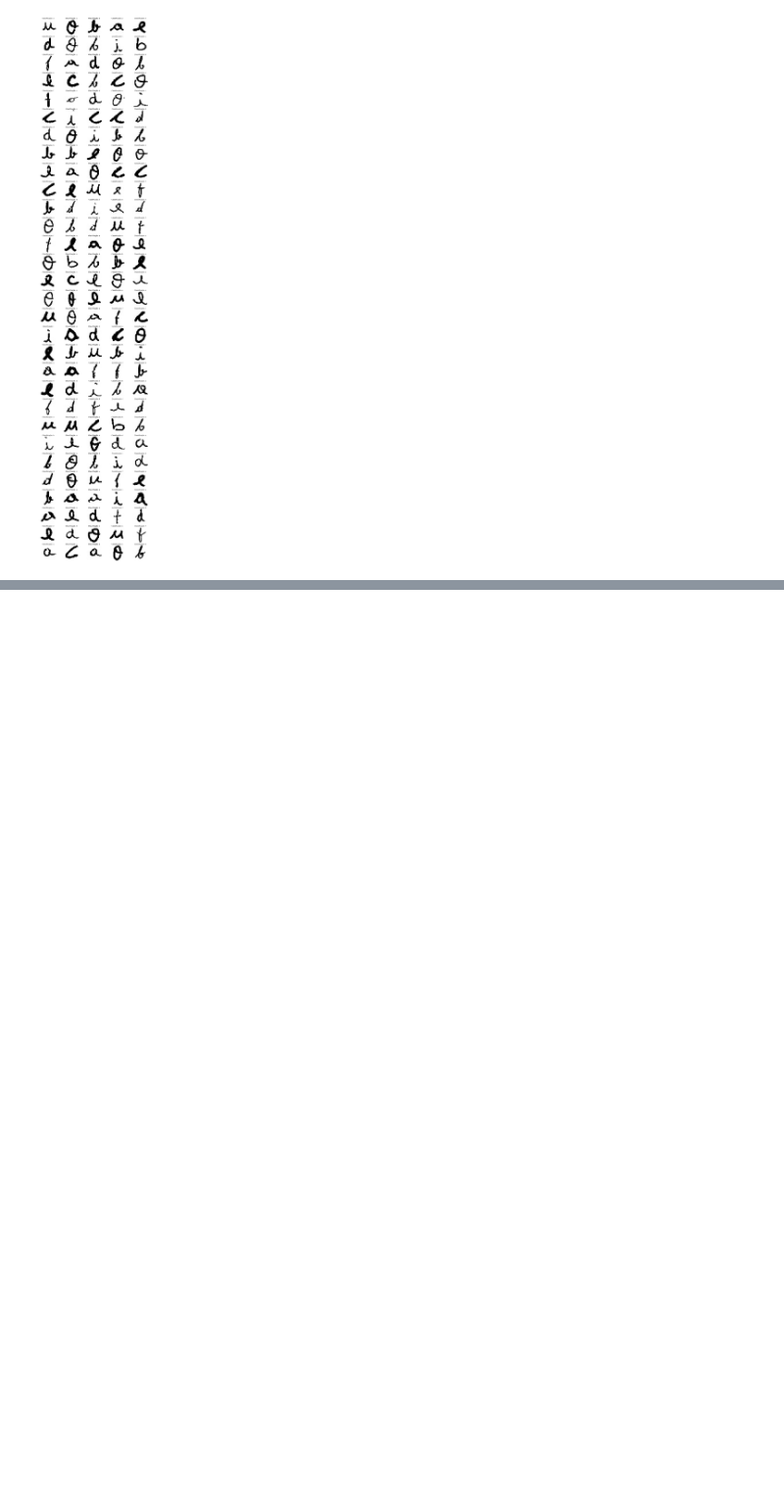
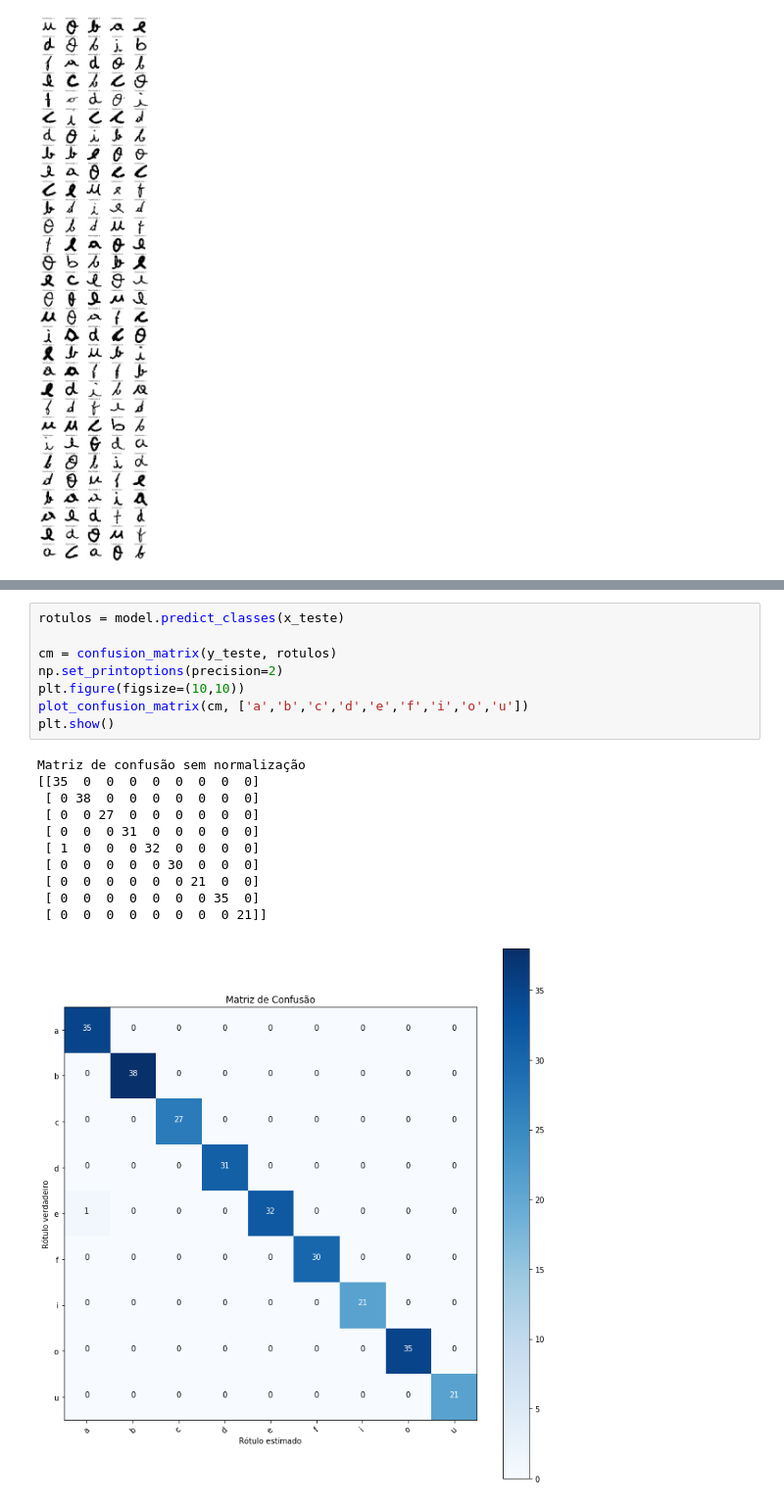
Before and after one commit to victorers1/DCA0204-ProcessamentoDigitalDeSinais, a Jupyter notebook: Unidade 3/Banco de Vogais para Treinamento.ipynb, the cells around one changed output, grey strips where cells are left out. Shown at 98% size. Saved outputs shown, nothing was run; the diff lists cells and outputs as text; blank space fills up the shorter version.

```diff
--- a/Unidade 3/Banco de Vogais para Treinamento.ipynb
+++ b/Unidade 3/Banco de Vogais para Treinamento.ipynb
@@ -434,0 +516,20 @@ plt.show()
+# %%
+rotulos = model.predict_classes(x_teste)
+
+cm = confusion_matrix(y_teste, rotulos)
+np.set_printoptions(precision=2)
+plt.figure(figsize=(10,10))
+plot_confusion_matrix(cm, ['a','b','c','d','e','f','i','o','u'])
+plt.show()
+# %% [output]
+Matriz de confusão sem normalização
+[[35  0  0  0  0  0  0  0  0]
+ [ 0 38  0  0  0  0  0  0  0]
+ [ 0  0 27  0  0  0  0  0  0]
+ [ 0  0  0 31  0  0  0  0  0]
+ [ 1  0  0  0 32  0  0  0  0]
+ [ 0  0  0  0  0 30  0  0  0]
+ [ 0  0  0  0  0  0 21  0  0]
+ [ 0  0  0  0  0  0  0 35  0]
+ [ 0  0  0  0  0  0  0  0 21]]
+[figure, added]
```
Also changed, not shown: parts of 23 cells of this notebook, 2 other files.
